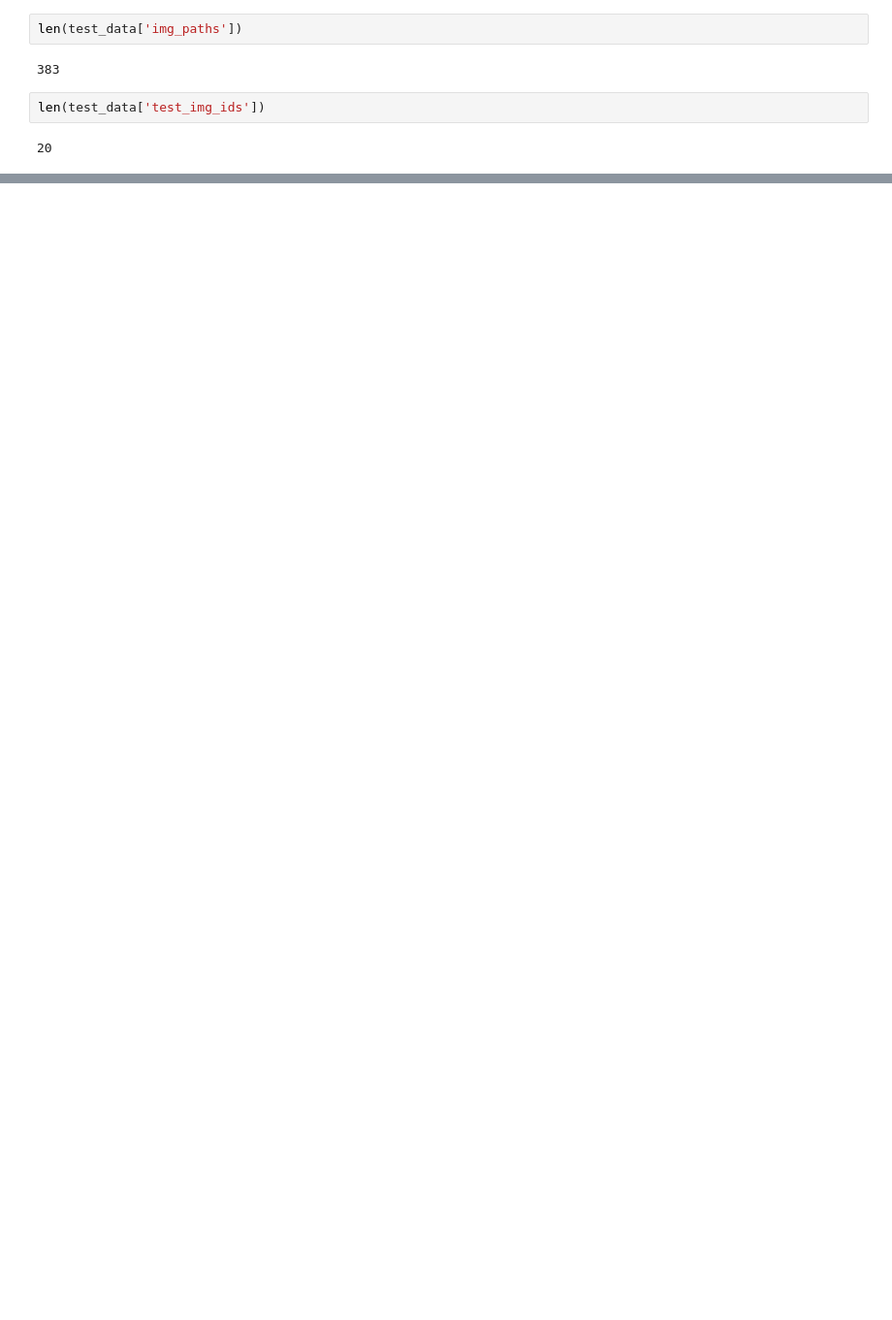
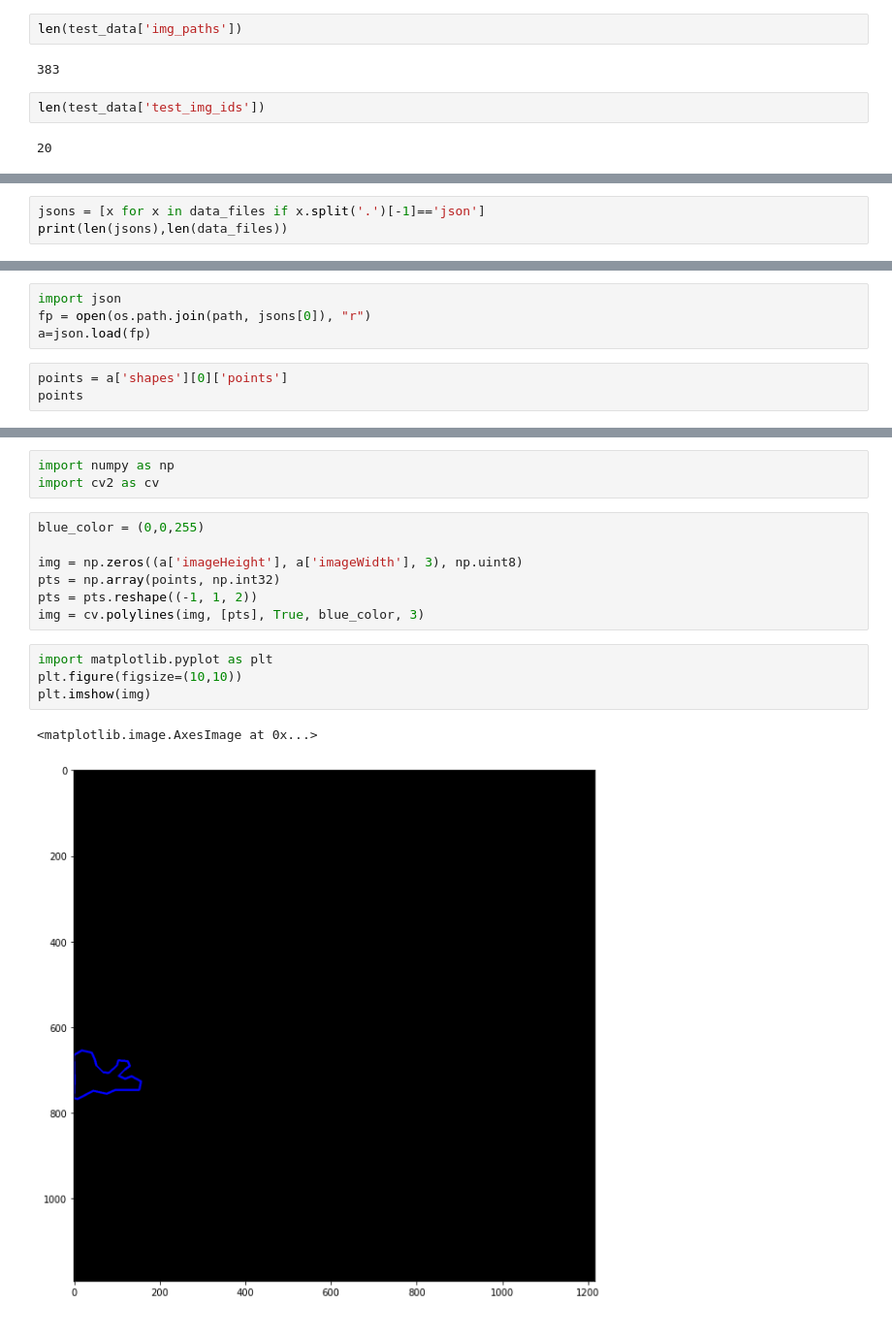
Before and after one commit to chhyyi/rz_cvae, a Jupyter notebook: img_load_test.ipynb, the cells around one changed output, grey strips where cells are left out. Shown: that part at 97% size. Cells and saved outputs as stored; diff of their text form; blank space fills up the shorter version.

Commit message:
working on img_load_test.ipynb

```diff
--- a/img_load_test.ipynb
+++ b/img_load_test.ipynb
@@ -160,0 +193,3 @@ array([['sample_img/imgCrop_RI/20200928_13_RI.JPG.jpg',
+# %%
+jsons = [x for x in data_files if x.split('.')[-1]=='json']
+print(len(jsons),len(data_files))
@@ -160,0 +198,7 @@ array([['sample_img/imgCrop_RI/20200928_13_RI.JPG.jpg',
+# %%
+import json
+fp = open(os.path.join(path, jsons[0]), "r")
+a=json.load(fp)
+# %%
+points = a['shapes'][0]['points']
+points
@@ -160,0 +231,17 @@ array([['sample_img/imgCrop_RI/20200928_13_RI.JPG.jpg',
+# %%
+import numpy as np
+import cv2 as cv
+# %%
+blue_color = (0,0,255)
+
+img = np.zeros((a['imageHeight'], a['imageWidth'], 3), np.uint8)
+pts = np.array(points, np.int32)
+pts = pts.reshape((-1, 1, 2))
+img = cv.polylines(img, [pts], True, blue_color, 3)
+# %%
+import matplotlib.pyplot as plt
+plt.figure(figsize=(10,10))
+plt.imshow(img)
+# %% [output]
+<matplotlib.image.AxesImage at 0x...>
+[figure, added]
```
Also changed, not shown: parts of 21 cells of this notebook.
